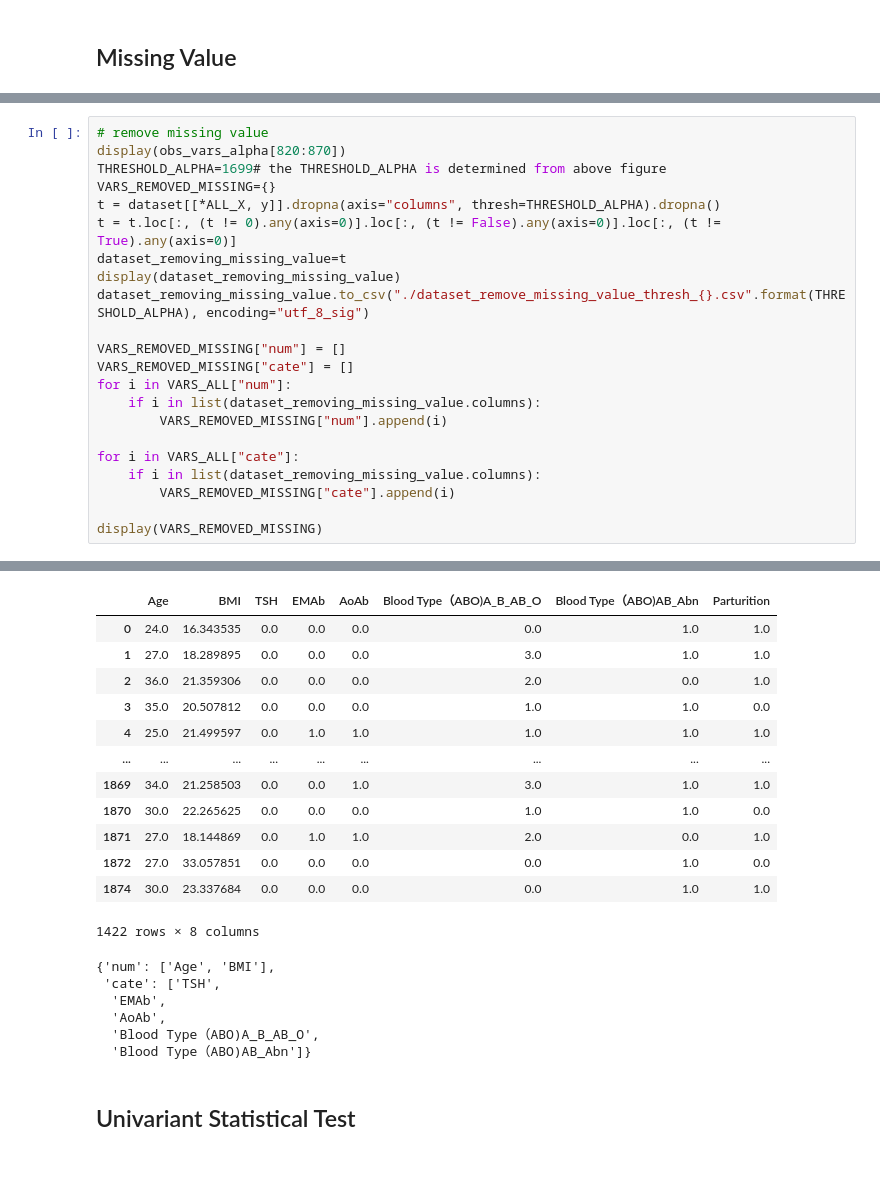
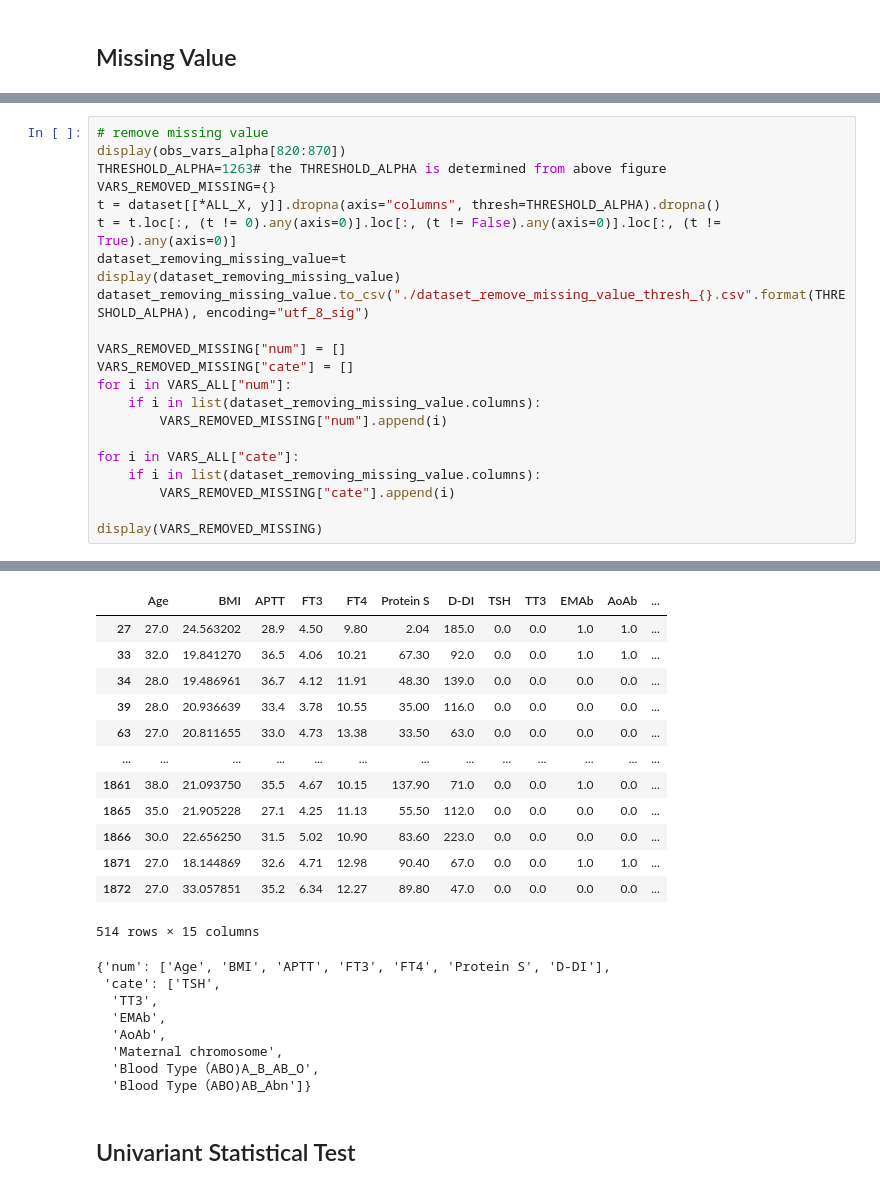
Before and after one commit to Zhengh-honghui/abortion_run, a Jupyter notebook: teset_one.ipynb, the cells around one changed output, grey strips where cells are left out. Drawn from its saved outputs; the diff is of its cells as text.

Commit message:
yujia_significiant_feature_14 feature results 1263 threshold

```diff
--- a/teset_one.ipynb
+++ b/teset_one.ipynb
@@ -265,7 +265,7 @@ plt.savefig("./Figure_alpha_selection.png")
 # %%
 # remove missing value
 display(obs_vars_alpha[820:870])
-THRESHOLD_ALPHA=1699# the THRESHOLD_ALPHA is determined from above figure
+THRESHOLD_ALPHA=1263# the THRESHOLD_ALPHA is determined from above figure
 VARS_REMOVED_MISSING={}
 t = dataset[[*ALL_X, y]].dropna(axis="columns", thresh=THRESHOLD_ALPHA).dropna()
 t = t.loc[:, (t != 0).any(axis=0)].loc[:, (t != False).any(axis=0)].loc[:, (t != True).any(axis=0)]
@@ -275,50 +275,52 @@ dataset_removing_missing_value.to_csv("./dataset_remove_missing_value_thresh_{}.
 
 VARS_REMOVED_MISSING["num"] = []
 VARS_REMOVED_MISSING["cate"] = []
 for i in VARS_ALL["num"]:
     if i in list(dataset_removing_missing_value.columns):
         VARS_REMOVED_MISSING["num"].append(i)
 
 for i in VARS_ALL["cate"]:
     if i in list(dataset_removing_missing_value.columns):
         VARS_REMOVED_MISSING["cate"].append(i)
 
 display(VARS_REMOVED_MISSING)
 # %% [output]
 |  | Number of Observations | Number of Variables | Thresh alpha |
 | 820 | 265.0 | 18.0 | 820.0 |
 | 821 | 265.0 | 18.0 | 821.0 |
 | 822 | 265.0 | 18.0 | 822.0 |
 | 823 | 265.0 | 18.0 | 823.0 |
 | 824 | 265.0 | 18.0 | 824.0 |
 | 825 | 265.0 | 18.0 | 825.0 |
 | 826 | 265.0 | 18.0 | 826.0 |
 | 827 | 265.0 | 18.0 | 827.0 |
 | 828 | 265.0 | 18.0 | 828.0 |
 | 829 | 265.0 | 18.0 | 829.0 |
 | ... | ... | ... | ... |
 | 865 | 284.0 | 17.0 | 865.0 |
 | 866 | 284.0 | 17.0 | 866.0 |
 | 867 | 284.0 | 17.0 | 867.0 |
 | 868 | 284.0 | 17.0 | 868.0 |
 | 869 | 284.0 | 17.0 | 869.0 |
-|  | Age | BMI | TSH | EMAb | AoAb | Blood Type（ABO)A_B_AB_O | Blood Type（ABO)AB_Abn | Parturition |
-| 0 | 24.0 | 16.343535 | 0.0 | 0.0 | 0.0 | 0.0 | 1.0 | 1.0 |
-| 1 | 27.0 | 18.289895 | 0.0 | 0.0 | 0.0 | 3.0 | 1.0 | 1.0 |
-| 2 | 36.0 | 21.359306 | 0.0 | 0.0 | 0.0 | 2.0 | 0.0 | 1.0 |
-| 3 | 35.0 | 20.507812 | 0.0 | 0.0 | 0.0 | 1.0 | 1.0 | 0.0 |
-| 4 | 25.0 | 21.499597 | 0.0 | 1.0 | 1.0 | 1.0 | 1.0 | 1.0 |
-| ... | ... | ... | ... | ... | ... | ... | ... | ... |
-| 1869 | 34.0 | 21.258503 | 0.0 | 0.0 | 1.0 | 3.0 | 1.0 | 1.0 |
-| 1870 | 30.0 | 22.265625 | 0.0 | 0.0 | 0.0 | 1.0 | 1.0 | 0.0 |
-| 1871 | 27.0 | 18.144869 | 0.0 | 1.0 | 1.0 | 2.0 | 0.0 | 1.0 |
-| 1872 | 27.0 | 33.057851 | 0.0 | 0.0 | 0.0 | 0.0 | 1.0 | 0.0 |
-| 1874 | 30.0 | 23.337684 | 0.0 | 0.0 | 0.0 | 0.0 | 1.0 | 1.0 |
+|  | Age | BMI | APTT | FT3 | FT4 | Protein S | D-DI | TSH | TT3 | EMAb | AoAb | ... |
+| 27 | 27.0 | 24.563202 | 28.9 | 4.50 | 9.80 | 2.04 | 185.0 | 0.0 | 0.0 | 1.0 | 1.0 | ... |
+| 33 | 32.0 | 19.841270 | 36.5 | 4.06 | 10.21 | 67.30 | 92.0 | 0.0 | 0.0 | 1.0 | 1.0 | ... |
+| 34 | 28.0 | 19.486961 | 36.7 | 4.12 | 11.91 | 48.30 | 139.0 | 0.0 | 0.0 | 0.0 | 0.0 | ... |
+| 39 | 28.0 | 20.936639 | 33.4 | 3.78 | 10.55 | 35.00 | 116.0 | 0.0 | 0.0 | 0.0 | 0.0 | ... |
+| 63 | 27.0 | 20.811655 | 33.0 | 4.73 | 13.38 | 33.50 | 63.0 | 0.0 | 0.0 | 0.0 | 0.0 | ... |
+| ... | ... | ... | ... | ... | ... | ... | ... | ... | ... | ... | ... | ... |
+| 1861 | 38.0 | 21.093750 | 35.5 | 4.67 | 10.15 | 137.90 | 71.0 | 0.0 | 0.0 | 1.0 | 0.0 | ... |
+| 1865 | 35.0 | 21.905228 | 27.1 | 4.25 | 11.13 | 55.50 | 112.0 | 0.0 | 0.0 | 0.0 | 0.0 | ... |
+| 1866 | 30.0 | 22.656250 | 31.5 | 5.02 | 10.90 | 83.60 | 223.0 | 0.0 | 0.0 | 0.0 | 0.0 | ... |
+| 1871 | 27.0 | 18.144869 | 32.6 | 4.71 | 12.98 | 90.40 | 67.0 | 0.0 | 0.0 | 1.0 | 1.0 | ... |
+| 1872 | 27.0 | 33.057851 | 35.2 | 6.34 | 12.27 | 89.80 | 47.0 | 0.0 | 0.0 | 0.0 | 0.0 | ... |
-1422 rows × 8 columns
+514 rows × 15 columns
-{'num': ['Age', 'BMI'],
+{'num': ['Age', 'BMI', 'APTT', 'FT3', 'FT4', 'Protein S', 'D-DI'],
  'cate': ['TSH',
+  'TT3',
   'EMAb',
   'AoAb',
+  'Maternal chromosome',
   'Blood Type（ABO)A_B_AB_O',
   'Blood Type（ABO)AB_Abn']}
 # %% [markdown]
```
Also changed, not shown: parts of 9 cells of this notebook, 48 other files.
